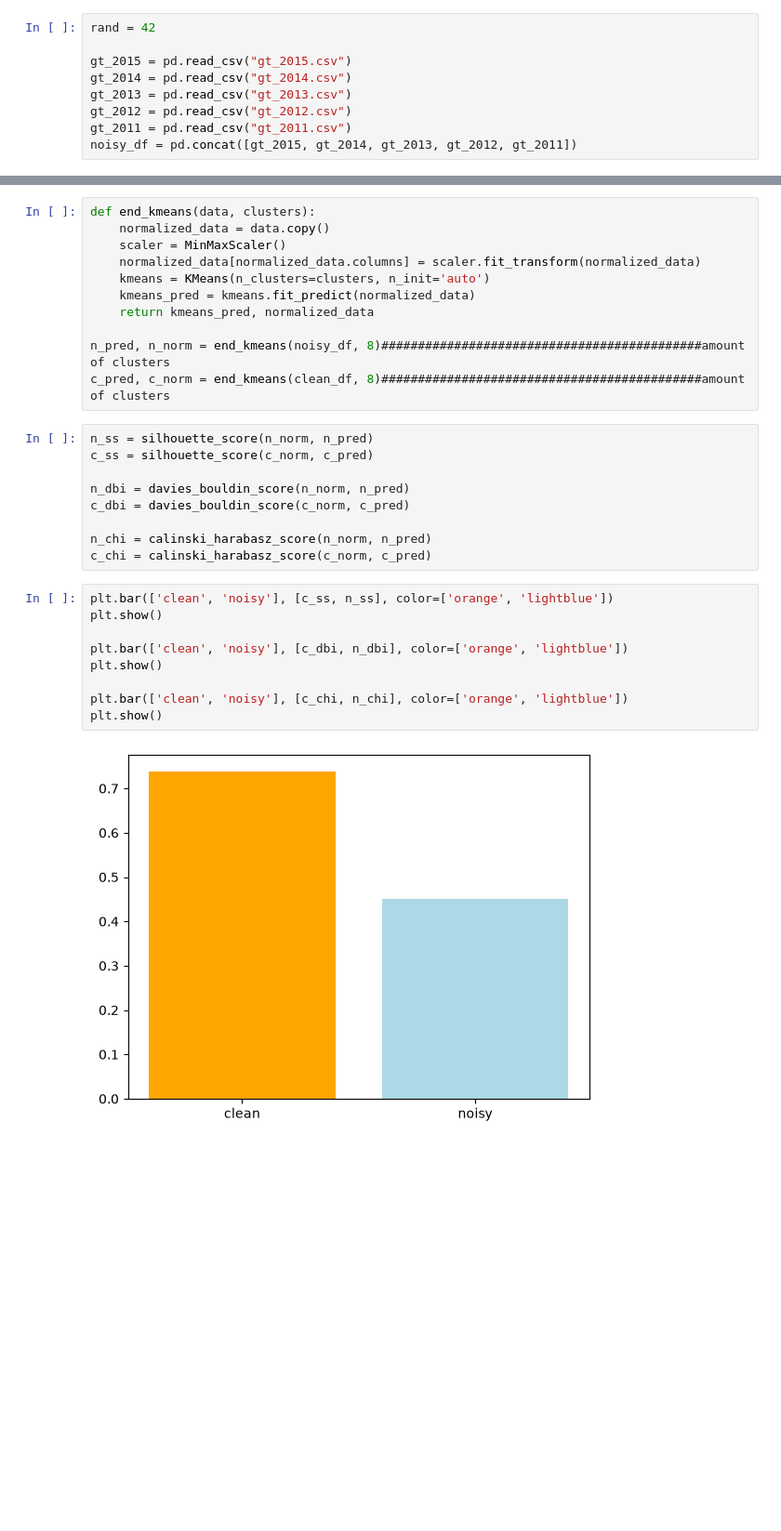
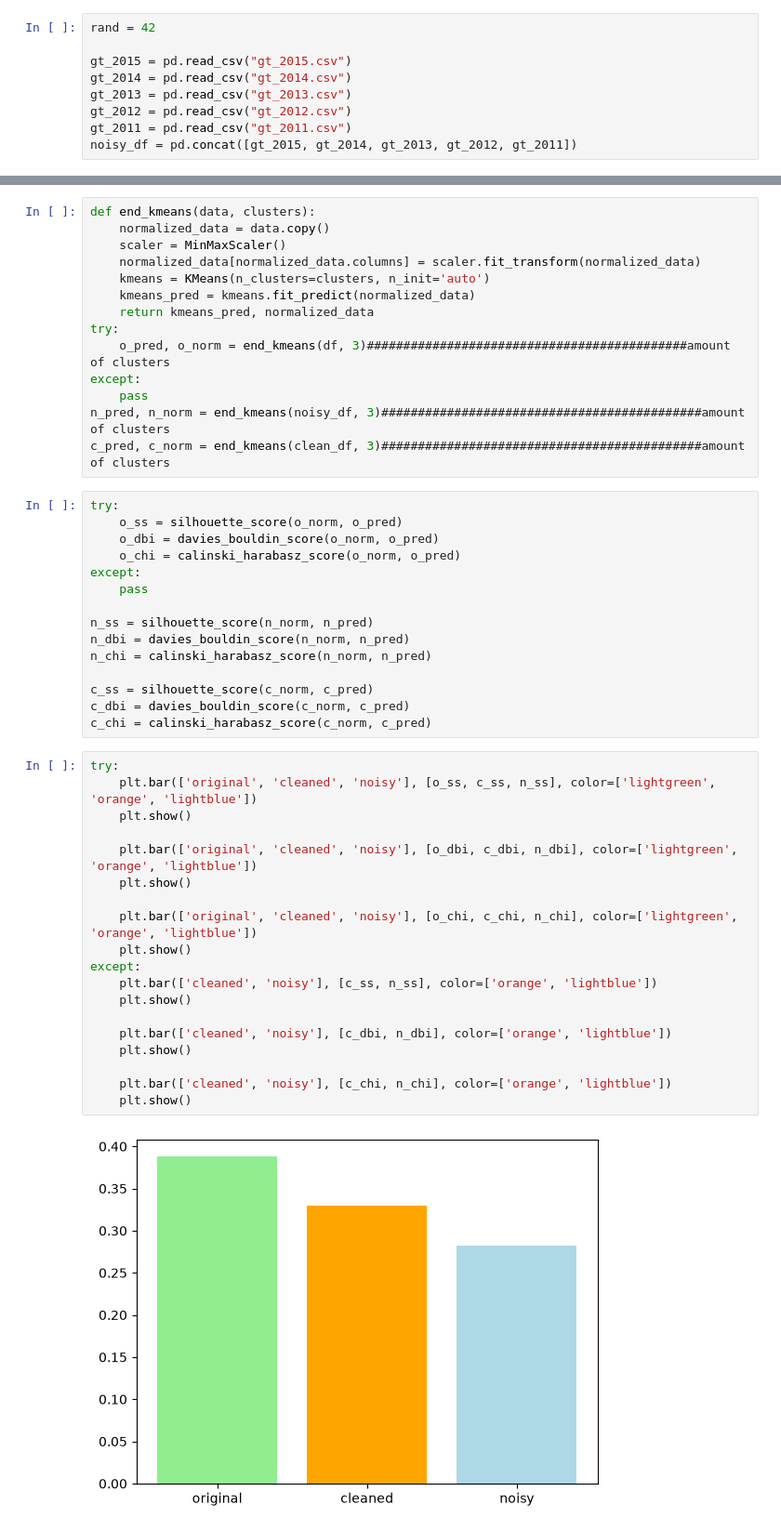
Before and after one commit to matr9s/DatSci_Noise, a Jupyter notebook: pipeline.ipynb, the cells around one changed output, grey strips where cells are left out. Shown at 93% size. Drawn from its saved outputs; the diff is of its cells as text; blank space fills up the shorter version.

```diff
--- a/pipeline.ipynb
+++ b/pipeline.ipynb
@@ -449,26 +319,45 @@ def end_kmeans(data, clusters):
     kmeans = KMeans(n_clusters=clusters, n_init='auto')
     kmeans_pred = kmeans.fit_predict(normalized_data)
     return kmeans_pred, normalized_data
-
-n_pred, n_norm = end_kmeans(noisy_df, 8)############################################amount of clusters
-c_pred, c_norm = end_kmeans(clean_df, 8)############################################amount of clusters
+try:
+    o_pred, o_norm = end_kmeans(df, 3)############################################amount of clusters
+except:
+    pass
+n_pred, n_norm = end_kmeans(noisy_df, 3)############################################amount of clusters
+c_pred, c_norm = end_kmeans(clean_df, 3)############################################amount of clusters
 # %%
+try:
+    o_ss = silhouette_score(o_norm, o_pred)
+    o_dbi = davies_bouldin_score(o_norm, o_pred)
+    o_chi = calinski_harabasz_score(o_norm, o_pred)
+except:
+    pass
+
 n_ss = silhouette_score(n_norm, n_pred)
+n_dbi = davies_bouldin_score(n_norm, n_pred)
+n_chi = calinski_harabasz_score(n_norm, n_pred)
+
 c_ss = silhouette_score(c_norm, c_pred)
-
-n_dbi = davies_bouldin_score(n_norm, n_pred)
 c_dbi = davies_bouldin_score(c_norm, c_pred)
-
-n_chi = calinski_harabasz_score(n_norm, n_pred)
 c_chi = calinski_harabasz_score(c_norm, c_pred)
 # %%
-plt.bar(['clean', 'noisy'], [c_ss, n_ss], color=['orange', 'lightblue'])
-plt.show()
+try:
+    plt.bar(['original', 'cleaned', 'noisy'], [o_ss, c_ss, n_ss], color=['lightgreen', 'orange', 'lightblue'])
+    plt.show()
 
-plt.bar(['clean', 'noisy'], [c_dbi, n_dbi], color=['orange', 'lightblue'])
-plt.show()
+    plt.bar(['original', 'cleaned', 'noisy'], [o_dbi, c_dbi, n_dbi], color=['lightgreen', 'orange', 'lightblue'])
+    plt.show()
 
-plt.bar(['clean', 'noisy'], [c_chi, n_chi], color=['orange', 'lightblue'])
-plt.show()
+    plt.bar(['original', 'cleaned', 'noisy'], [o_chi, c_chi, n_chi], color=['lightgreen', 'orange', 'lightblue'])
+    plt.show()
+except:
+    plt.bar(['cleaned', 'noisy'], [c_ss, n_ss], color=['orange', 'lightblue'])
+    plt.show()
+
+    plt.bar(['cleaned', 'noisy'], [c_dbi, n_dbi], color=['orange', 'lightblue'])
+    plt.show()
+
+    plt.bar(['cleaned', 'noisy'], [c_chi, n_chi], color=['orange', 'lightblue'])
+    plt.show()
 # %% [output]
-[figure, old version]
+[figure, new version]
```
Also changed, not shown: parts of 10 cells of this notebook, 1 other file.
